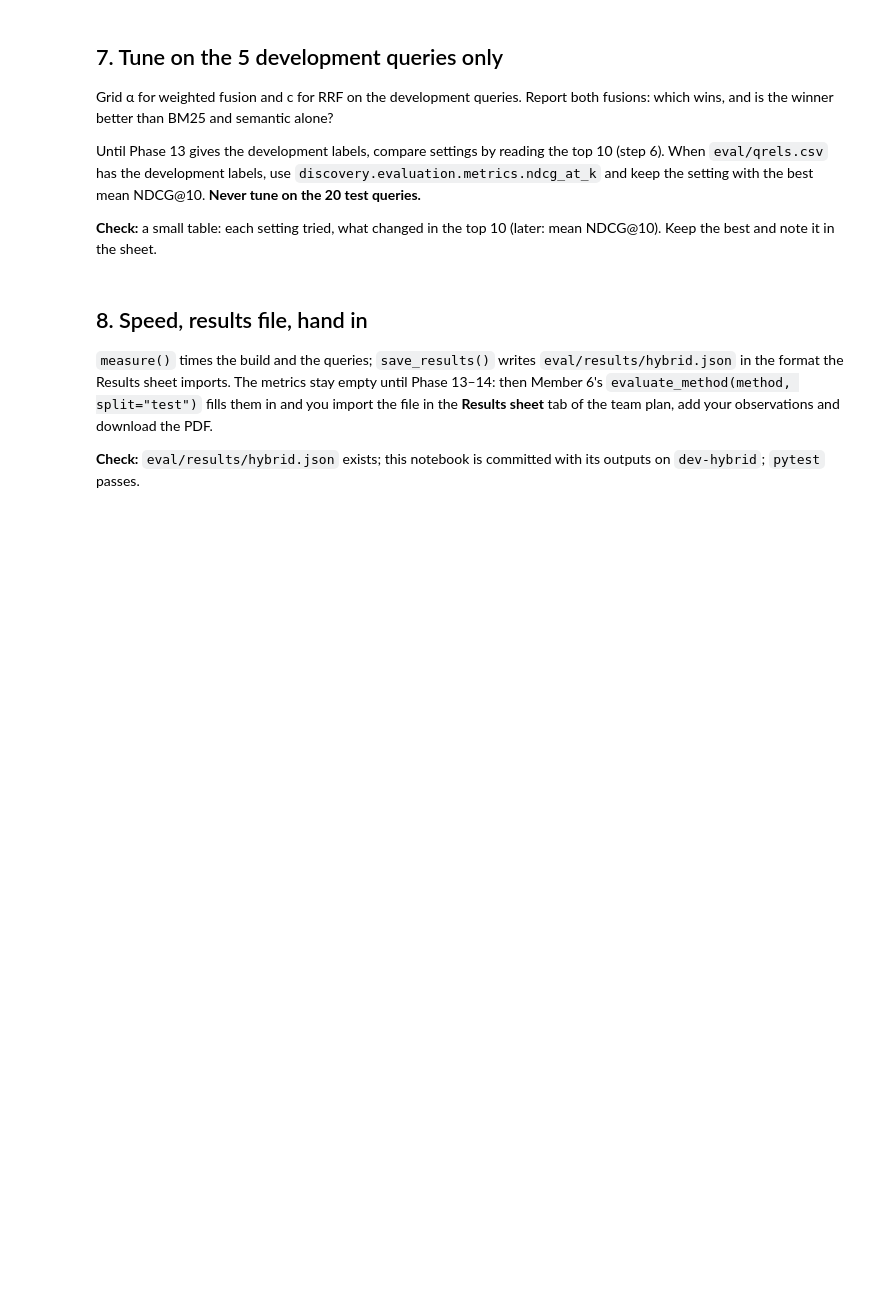
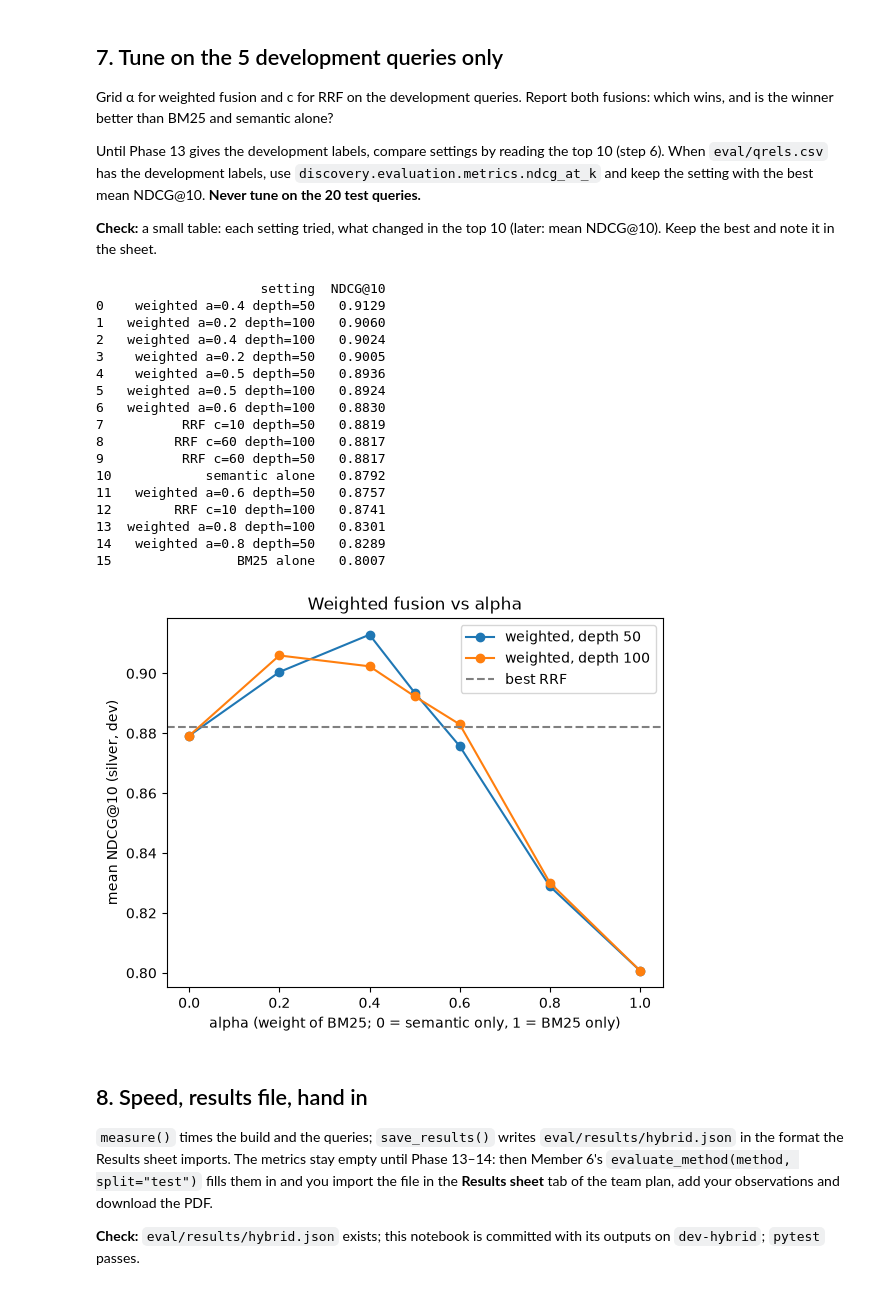
Before and after one commit to RaksaOC/Open-Source-Project-Discovery, a Jupyter notebook: backend/notebooks/10-2-hybrid.ipynb, the cells around one changed output. Drawn from its saved outputs; the diff is of its cells as text; code cells hidden in the pictures; blank space fills up the shorter version.

````diff
--- a/backend/notebooks/10-2-hybrid.ipynb
+++ b/backend/notebooks/10-2-hybrid.ipynb
@@ -133,3 +194,13 @@ for q in DEV:
     print(f"{q[:40]:40s} | in both: {both} | BM25 only: {sum(d in A and d not in B for d in H)} | semantic only: {sum(d in B and d not in A for d in H)}")
 ```
 </details>
+# %%
+# Where does each hybrid top 10 come from? (both lists' top 10 vs one of them only)
+for label, m in (("RRF c=60", rrf), ("weighted a=0.5", weighted)):
+    print(f"\n{label}")
+    for q in DEV:
+        A = {h["doc_id"] for h in bm25.search(q)}; B = {h["doc_id"] for h in semantic.search(q)}
+        H = [h["doc_id"] for h in m.search(q)]
+        print(f"  {q[:42]:42s} | BM25∩sem top10: {len(A & B):2d} | in both: {sum(d in A and d in B for d in H):2d}"
+              f" | BM25 only: {sum(d in A and d not in B for d in H):2d} | semantic only: {sum(d in B and d not in A for d in H):2d}"
+              f" | neither: {sum(d not in A and d not in B for d in H):2d}")
@@ -156,6 +260,74 @@ Grid α for weighted fusion and c for RRF on the development queries. Report bot
 Until Phase 13 gives the development labels, compare settings by reading the top 10 (step 6). When `eval/qrels.csv` has the development labels, use `discovery.evaluation.metrics.ndcg_at_k` and keep the setting with the best mean NDCG@10. **Never tune on the 20 test queries.**
 
 **Check:** a small table: each setting tried, what changed in the top 10 (later: mean NDCG@10). Keep the best and note it in the sheet.
+# %%
+# No labels yet (Phase 13), so this grid uses the SAME silver labels as the BM25 notebook (09, step 7):
+#   grade 2 = collected for that exact slice (domain | framework), grade 1 = same domain, other framework.
+# Silver labels come from GitHub keyword search, so they favour BM25: read the top 10 too, don't trust only these.
+# Re-run with the real development labels from eval/qrels.csv when they exist. Never the 20 test queries.
+SLICE = dict(zip(DEV, [("inventory management", "nestjs"), ("point of sale", "react"), ("school management", "laravel"),
+                       ("booking system", "spring-boot"), ("chat application", "flutter")]))
+
+def silver(q):
+    dom, fw = SLICE[q]
+    g = {}
+    for d, sel in zip(ids, corpus["selected_by"]):
+        if f"{dom}|{fw}" in sel:
+            g[d] = 2
+        elif any(s.startswith(dom + "|") for s in sel):
+            g[d] = 1
+    return g
+
+def ndcg10(ranked, grades):
+    gain = [grades.get(d, 0) for d in ranked[:10]]
+    dcg = sum((2**g - 1) / np.log2(r + 2) for r, g in enumerate(gain))
+    ideal = sorted(grades.values(), reverse=True)[:10]
+    return dcg / sum((2**g - 1) / np.log2(r + 2) for r, g in enumerate(ideal))
+
+QRELS = {q: silver(q) for q in DEV}
+
+def mean_ndcg(m):
+    return np.mean([ndcg10([h["doc_id"] for h in m.search(q, 10)], QRELS[q]) for q in DEV])
+
+rows = [{"setting": "BM25 alone", "NDCG@10": mean_ndcg(bm25)},
+        {"setting": "semantic alone", "NDCG@10": mean_ndcg(semantic)}]
+for depth in (50, 100):
+    for c in (10, 60):
+        rows.append({"setting": f"RRF c={c} depth={depth}",
+                     "NDCG@10": mean_ndcg(hybrid.with_params(mode="rrf", c=c, depth=depth))})
+    for a in (0.2, 0.4, 0.5, 0.6, 0.8):
+        rows.append({"setting": f"weighted a={a} depth={depth}",
+                     "NDCG@10": mean_ndcg(hybrid.with_params(mode="weighted", alpha=a, depth=depth))})
+grid = pd.DataFrame(rows).sort_values("NDCG@10", ascending=False).reset_index(drop=True)
+print(grid.round(4).to_string())
+
+# alpha curve: where does the mix beat both methods alone?
+for depth in (50, 100):
+    al = [0.0, 0.2, 0.4, 0.5, 0.6, 0.8, 1.0]
+    plt.plot(al, [mean_ndcg(hybrid.with_params(mode="weighted", alpha=a, depth=depth)) for a in al],
+             marker="o", label=f"weighted, depth {depth}")
+plt.axhline(grid.loc[grid.setting.str.startswith("RRF"), "NDCG@10"].max(), ls="--", c="gray", label="best RRF")
+plt.xlabel("alpha (weight of BM25; 0 = semantic only, 1 = BM25 only)"); plt.ylabel("mean NDCG@10 (silver, dev)")
+plt.legend(); plt.title("Weighted fusion vs alpha"); plt.show()
+# %% [output]
+                     setting  NDCG@10
+0    weighted a=0.4 depth=50   0.9129
+1   weighted a=0.2 depth=100   0.9060
+2   weighted a=0.4 depth=100   0.9024
+3    weighted a=0.2 depth=50   0.9005
+4    weighted a=0.5 depth=50   0.8936
+5   weighted a=0.5 depth=100   0.8924
+6   weighted a=0.6 depth=100   0.8830
+7          RRF c=10 depth=50   0.8819
+8         RRF c=60 depth=100   0.8817
+9          RRF c=60 depth=50   0.8817
+10            semantic alone   0.8792
+11   weighted a=0.6 depth=50   0.8757
+12        RRF c=10 depth=100   0.8741
+13  weighted a=0.8 depth=100   0.8301
+14   weighted a=0.8 depth=50   0.8289
+15                BM25 alone   0.8007
+[figure, added]
 # %% [markdown]
 ## 8. Speed, results file, hand in
 
````
Also changed, not shown: parts of 14 cells of this notebook, 4 other files.
